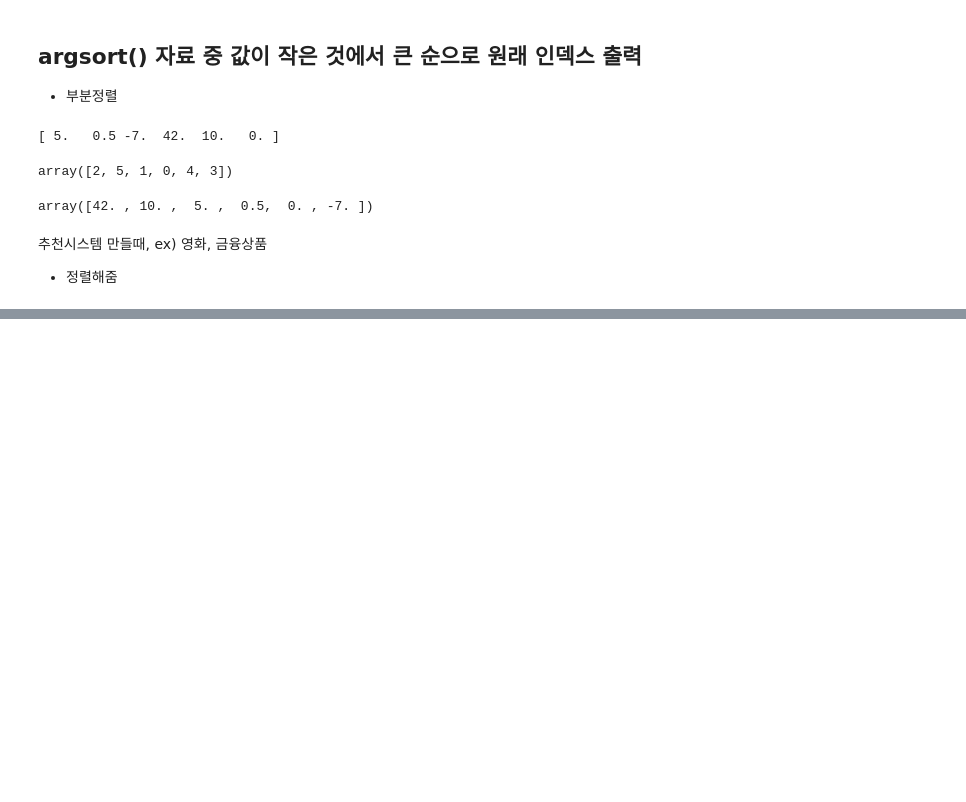
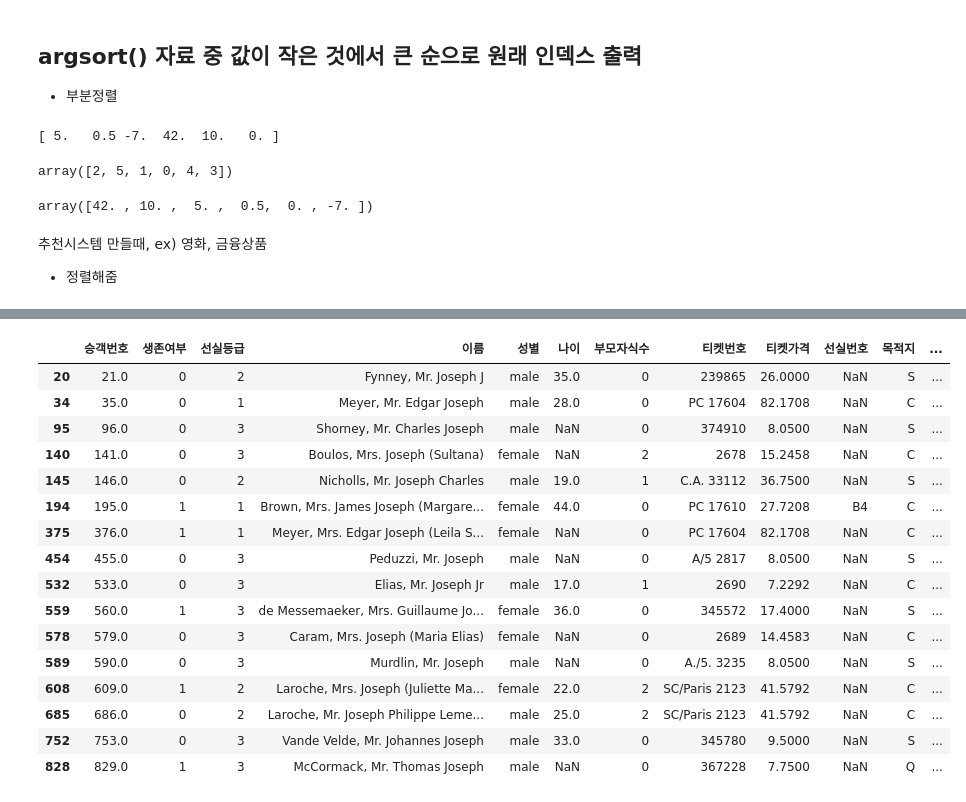
Before and after one commit to hyun111111/fintech_service_2nd, a Jupyter notebook: 05machine_learning/01.numpy_사용법.ipynb, the cells around one changed output, grey strips where cells are left out. Cells and saved outputs as stored; diff of their text form; code cells hidden in the pictures; blank space fills up the shorter version.

```diff
--- a/05machine_learning/01.numpy_사용법.ipynb
+++ b/05machine_learning/01.numpy_사용법.ipynb
@@ -601,0 +1885,20 @@ array([42. , 10. ,  5. ,  0.5,  0. , -7. ])
+# %%
+df[df['이름'].str.contains("Joseph")]
+# %% [output]
+|  | 승객번호 | 생존여부 | 선실등급 | 이름 | 성별 | 나이 | 부모자식수 | 티켓번호 | 티켓가격 | 선실번호 | 목적지 | ... |
+| 20 | 21.0 | 0 | 2 | Fynney, Mr. Joseph J | male | 35.0 | 0 | 239865 | 26.0000 | NaN | S | ... |
+| 34 | 35.0 | 0 | 1 | Meyer, Mr. Edgar Joseph | male | 28.0 | 0 | PC 17604 | 82.1708 | NaN | C | ... |
+| 95 | 96.0 | 0 | 3 | Shorney, Mr. Charles Joseph | male | NaN | 0 | 374910 | 8.0500 | NaN | S | ... |
+| 140 | 141.0 | 0 | 3 | Boulos, Mrs. Joseph (Sultana) | female | NaN | 2 | 2678 | 15.2458 | NaN | C | ... |
+| 145 | 146.0 | 0 | 2 | Nicholls, Mr. Joseph Charles | male | 19.0 | 1 | C.A. 33112 | 36.7500 | NaN | S | ... |
+| 194 | 195.0 | 1 | 1 | Brown, Mrs. James Joseph (Margare... | female | 44.0 | 0 | PC 17610 | 27.7208 | B4 | C | ... |
+| 375 | 376.0 | 1 | 1 | Meyer, Mrs. Edgar Joseph (Leila S... | female | NaN | 0 | PC 17604 | 82.1708 | NaN | C | ... |
+| 454 | 455.0 | 0 | 3 | Peduzzi, Mr. Joseph | male | NaN | 0 | A/5 2817 | 8.0500 | NaN | S | ... |
+| 532 | 533.0 | 0 | 3 | Elias, Mr. Joseph Jr | male | 17.0 | 1 | 2690 | 7.2292 | NaN | C | ... |
+| 559 | 560.0 | 1 | 3 | de Messemaeker, Mrs. Guillaume Jo... | female | 36.0 | 0 | 345572 | 17.4000 | NaN | S | ... |
+| 578 | 579.0 | 0 | 3 | Caram, Mrs. Joseph (Maria Elias) | female | NaN | 0 | 2689 | 14.4583 | NaN | C | ... |
+| 589 | 590.0 | 0 | 3 | Murdlin, Mr. Joseph | male | NaN | 0 | A./5. 3235 | 8.0500 | NaN | S | ... |
+| 608 | 609.0 | 1 | 2 | Laroche, Mrs. Joseph (Juliette Ma... | female | 22.0 | 2 | SC/Paris 2123 | 41.5792 | NaN | C | ... |
+| 685 | 686.0 | 0 | 2 | Laroche, Mr. Joseph Philippe Leme... | male | 25.0 | 2 | SC/Paris 2123 | 41.5792 | NaN | C | ... |
+| 752 | 753.0 | 0 | 3 | Vande Velde, Mr. Johannes Joseph | male | 33.0 | 0 | 345780 | 9.5000 | NaN | S | ... |
+| 828 | 829.0 | 1 | 3 | McCormack, Mr. Thomas Joseph | male | NaN | 0 | 367228 | 7.7500 | NaN | Q | ... |
```
Also changed, not shown: parts of 160 cells of this notebook, 2 other files.
